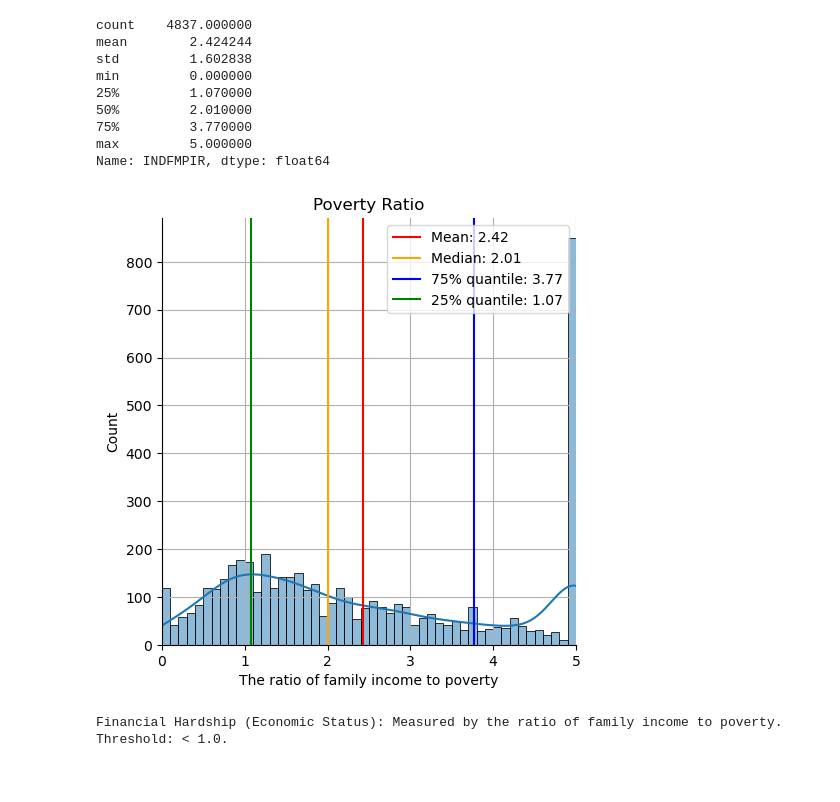
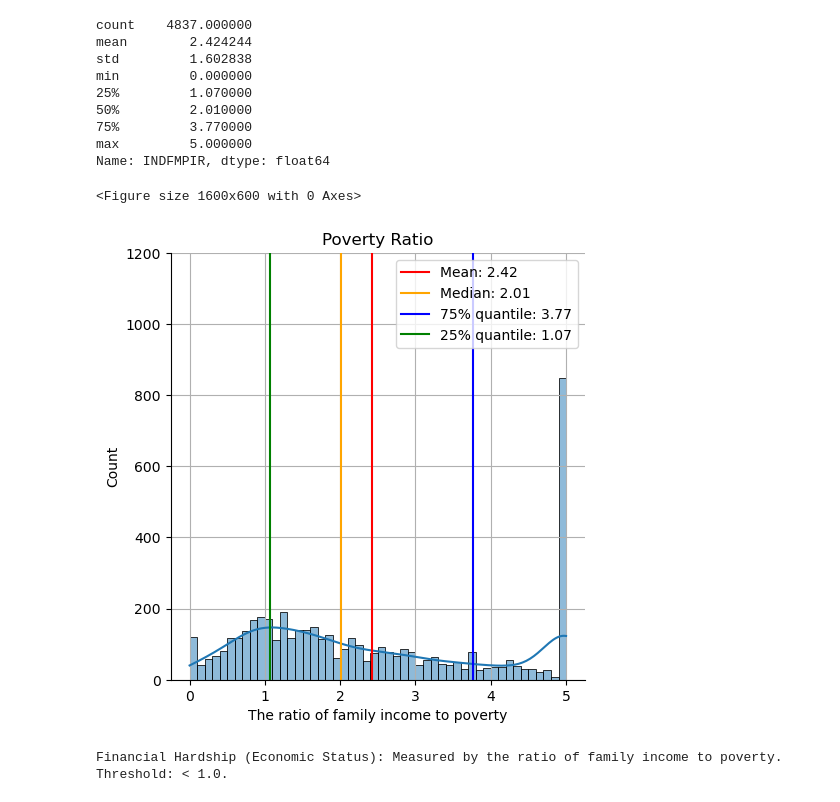
Before and after one commit to jahokas/statistics, a Jupyter notebook: nhanes_study.ipynb, the cells around one changed output. Cells and saved outputs as stored; diff of their text form; code cells hidden in the pictures.

```diff
--- a/nhanes_study.ipynb
+++ b/nhanes_study.ipynb
@@ -333,18 +339,22 @@ min         0.000000
 max         5.000000
 Name: INDFMPIR, dtype: float64
 # %%
+plt.figure(figsize=(16, 6))  # Set the figure size, width=16, height=6
 sns.displot(da, x="INDFMPIR", kde=True, bins=50)
 plt.title("Poverty Ratio")
 plt.xlabel('The ratio of family income to poverty')
 plt.axvline(x = np.mean(da["INDFMPIR"]), color="red", label=f'Mean: {np.mean(da["INDFMPIR"]):.2f}')
 plt.axvline(x = np.median(da["INDFMPIR"]), color="orange", label=f'Median: {np.median(da["INDFMPIR"]):.2f}')
 plt.axvline(x = da["INDFMPIR"].quantile(0.75), color="blue", label=f'75% quantile: {da["INDFMPIR"].quantile(0.75):.2f}')
 plt.axvline(x = da["INDFMPIR"].quantile(0.25), color="green", label=f'25% quantile: {da["INDFMPIR"].quantile(0.25):.2f}')
 plt.legend()
 plt.grid(True)
-plt.xlim([0, 5]);
+# plt.xlim([0, 5])
+plt.ylim([0, 1200])
+plt.show()
 # %% [output]
+<Figure size 1600x600 with 0 Axes>
-[figure, old version]
+[figure, new version]
 # %%
 # Poverty status of the population
 da["income_rate"] = pd.cut(da.INDFMPIR, [0, 1, 2, 3, 4, 5]) # Create age strata based on these cut points
```
Also changed, not shown: parts of 9 cells of this notebook.
